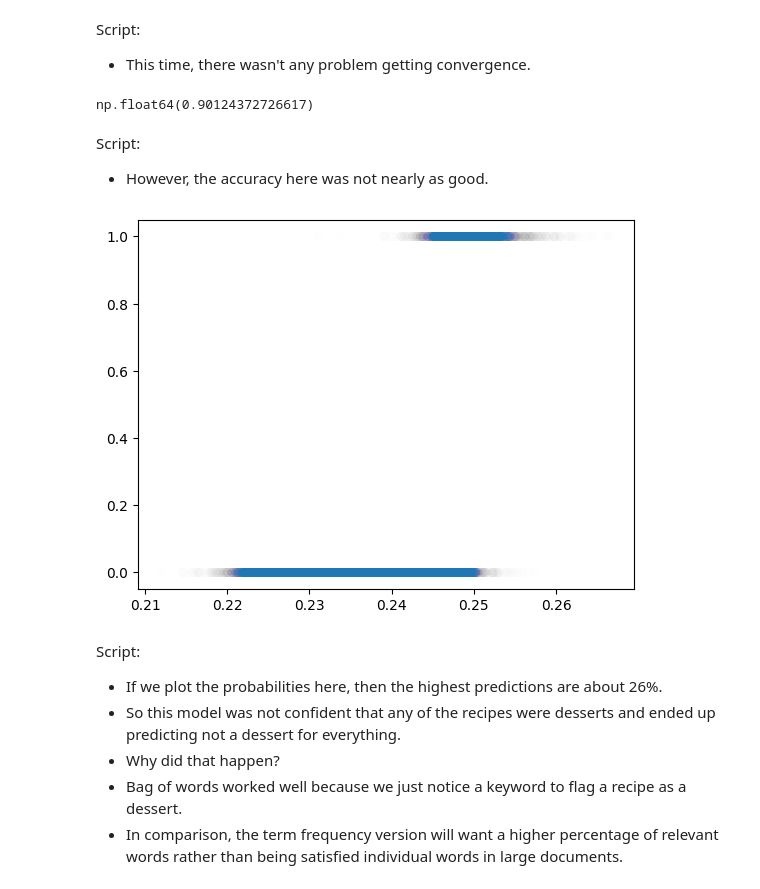
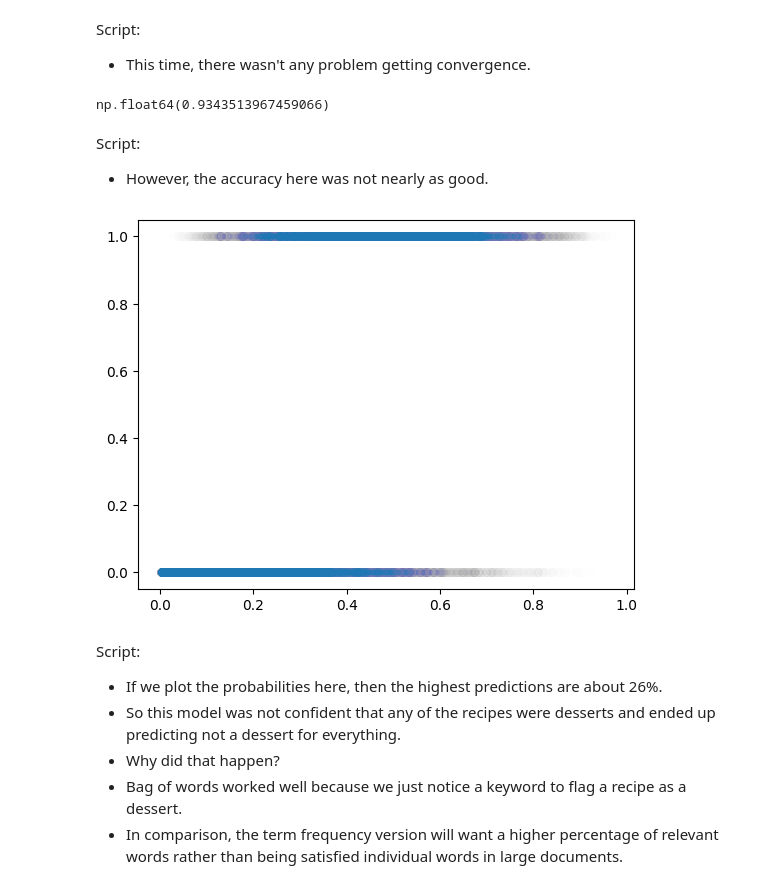
Before and after one commit to bu-cds-omds/dx704-examples, a Jupyter notebook: week10/video_testing_document_vectors_for_classification.ipynb, the cells around one changed output. Drawn from its saved outputs; the diff is of its cells as text; code cells hidden in the pictures.

```diff
--- a/week10/video_testing_document_vectors_for_classification.ipynb
+++ b/week10/video_testing_document_vectors_for_classification.ipynb
@@ -340,18 +341,18 @@ LogisticRegression()
 Script:
 * This time, there wasn't any problem getting convergence.
 # %%
-tf_predictions = bow_model.predict(X_tf)
+tf_predictions = tf_model.predict(X_tf)
 (tf_predictions == dessert_target["dessert"]).mean()
 # %% [output]
-np.float64(0.90124372726617)
+np.float64(0.9343513967459066)
 # %% [markdown]
 Script:
 * However, the accuracy here was not nearly as good.
 # %%
-tf_probabilities = bow_model.predict_proba(X_tf)[:,1]
+tf_probabilities = tf_model.predict_proba(X_tf)[:,1]
 plt.scatter(tf_probabilities, dessert_target["dessert"], alpha=0.005);
 # %% [output]
-[figure, old version]
+[figure, new version]
 # %% [markdown]
 Script:
 * If we plot the probabilities here, then the highest predictions are about 26%.
```
Also changed, not shown: parts of 5 cells of this notebook.
